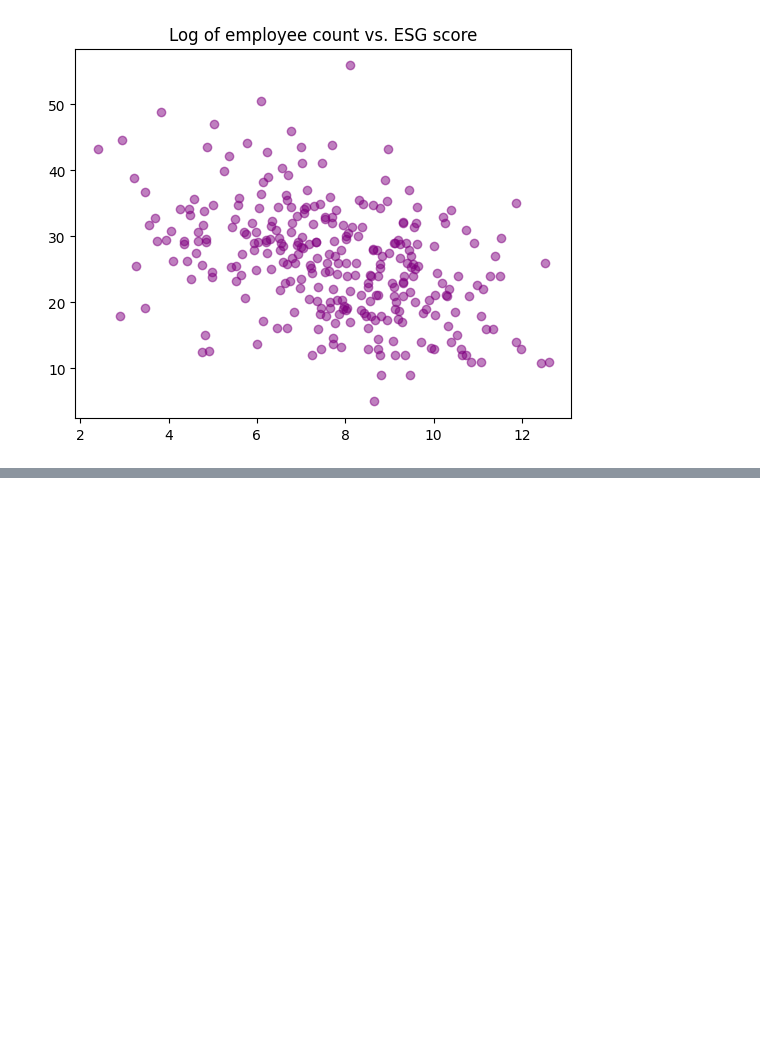
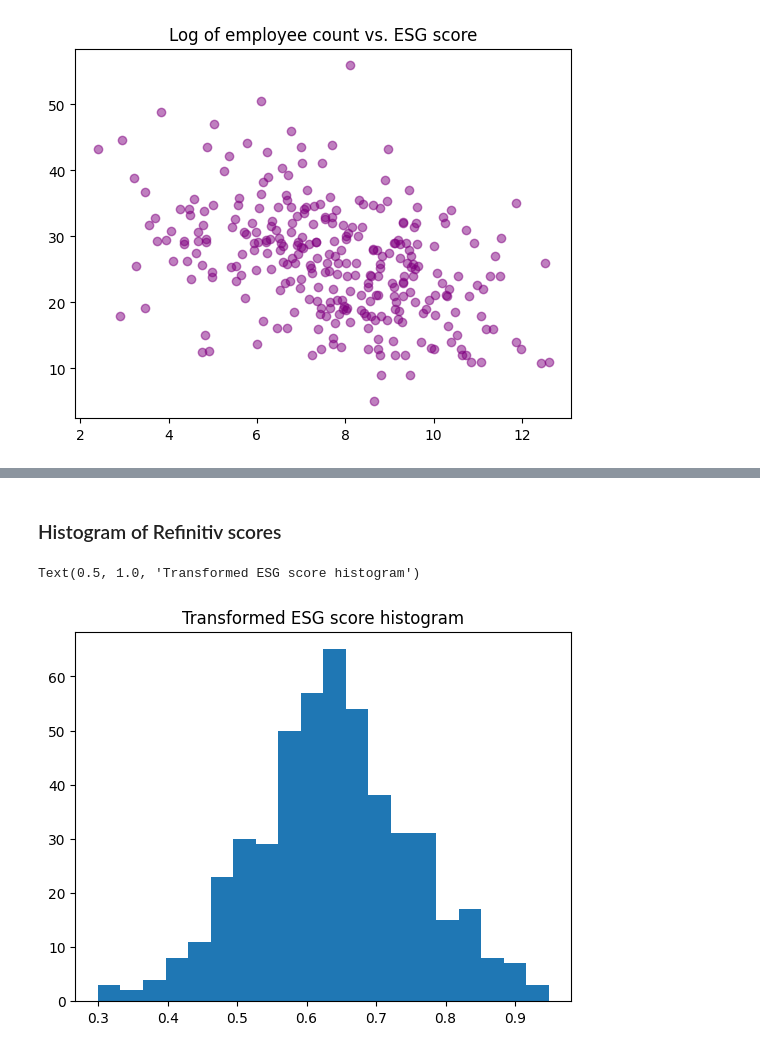
Before and after one commit to pheebini/s-ds491, a Jupyter notebook: SDS_Senior_Project.ipynb, the cells around one changed output, grey strips where cells are left out. Saved outputs shown, nothing was run; the diff lists cells and outputs as text; code cells hidden in the pictures; blank space fills up the shorter version.

```diff
--- a/SDS_Senior_Project.ipynb
+++ b/SDS_Senior_Project.ipynb
@@ -1206,0 +1176,15 @@ strong multicollinearity or other numerical problems.
+# %% [markdown]
+### Histogram of Refinitiv scores
+# %%
+refinitiv_data = refinitiv_data.rename(columns={"tick": "Ticker"})
+refinitiv_merge = pd.merge(refinitiv_data, merged_with_industry, on='Ticker')
+refinitiv_merge = refinitiv_merge[refinitiv_merge["FisYear"]==2021]
+refinitiv_merge[:10]
+
+
+
+plt.hist(np.sqrt(refinitiv_merge["Score"]), bins = 20)
+plt.title('Transformed ESG score histogram')
+# %% [output]
+Text(0.5, 1.0, 'Transformed ESG score histogram')
+[figure, added]
```
Also changed, not shown: parts of 95 cells of this notebook.
